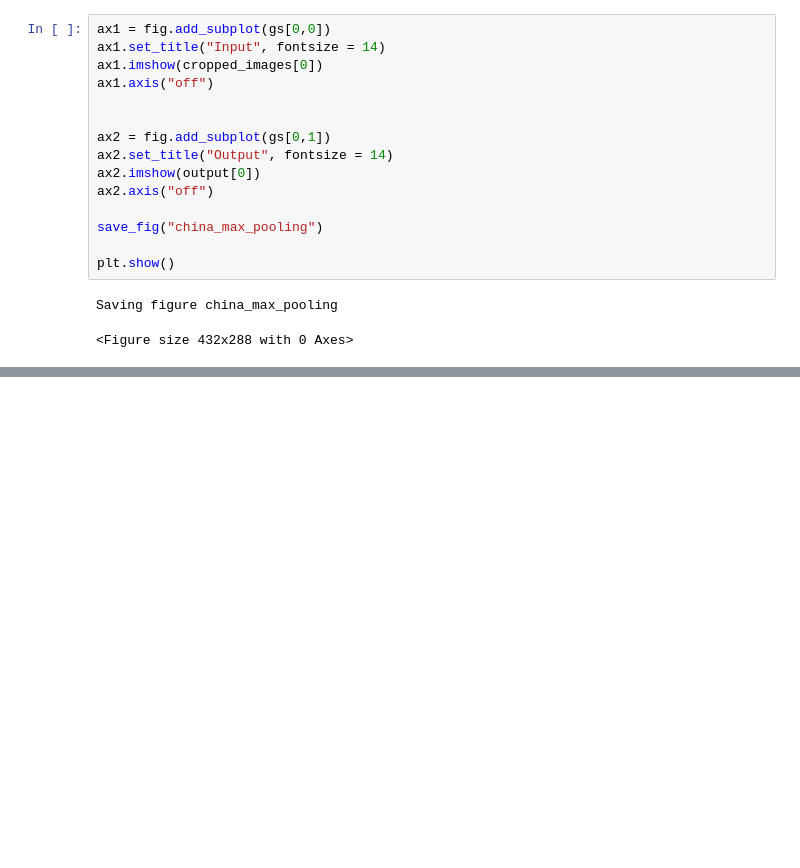
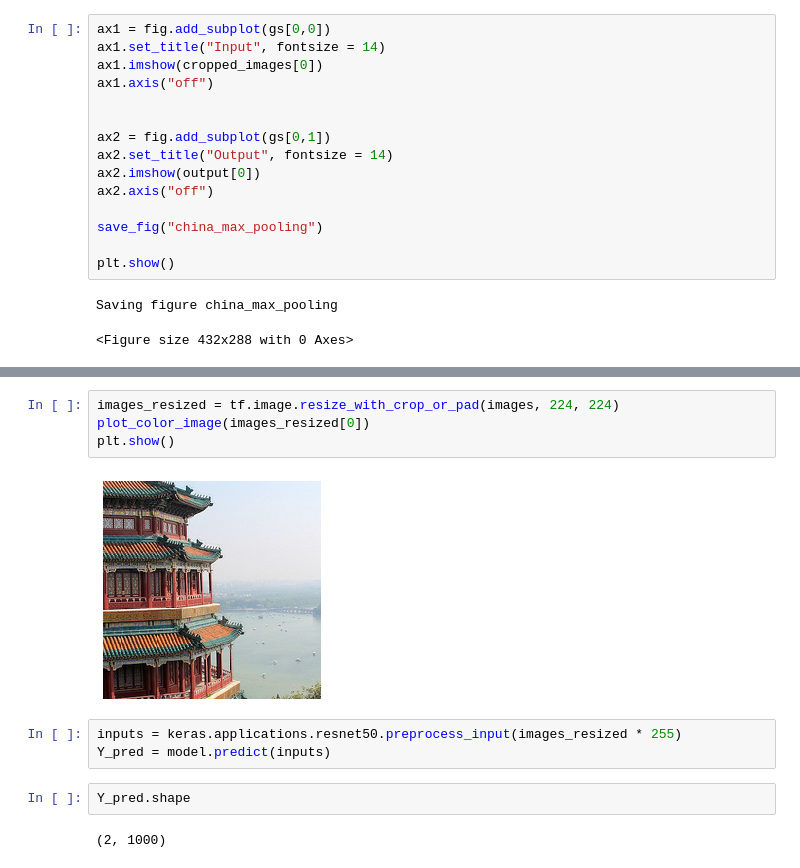
Before and after one commit to gopalakrishna-r/Hands-on-Machine-Learning-w-scikit-tensorflow, a Jupyter notebook: chapter_14/convolution tensorflow implementation.ipynb, the cells around one changed output, grey strips where cells are left out. Drawn from its saved outputs; the diff is of its cells as text; blank space fills up the shorter version.

```diff
--- a/chapter_14/convolution tensorflow implementation.ipynb
+++ b/chapter_14/convolution tensorflow implementation.ipynb
@@ -148,0 +169,13 @@ Saving figure china_max_pooling
+# %%
+images_resized = tf.image.resize_with_crop_or_pad(images, 224, 224)
+plot_color_image(images_resized[0])
+plt.show()
+# %% [output]
+[figure, added]
+# %%
+inputs = keras.applications.resnet50.preprocess_input(images_resized * 255)
+Y_pred = model.predict(inputs)
+# %%
+Y_pred.shape
+# %% [output]
+(2, 1000)
```
Also changed, not shown: parts of 11 cells of this notebook, 6 other files.
